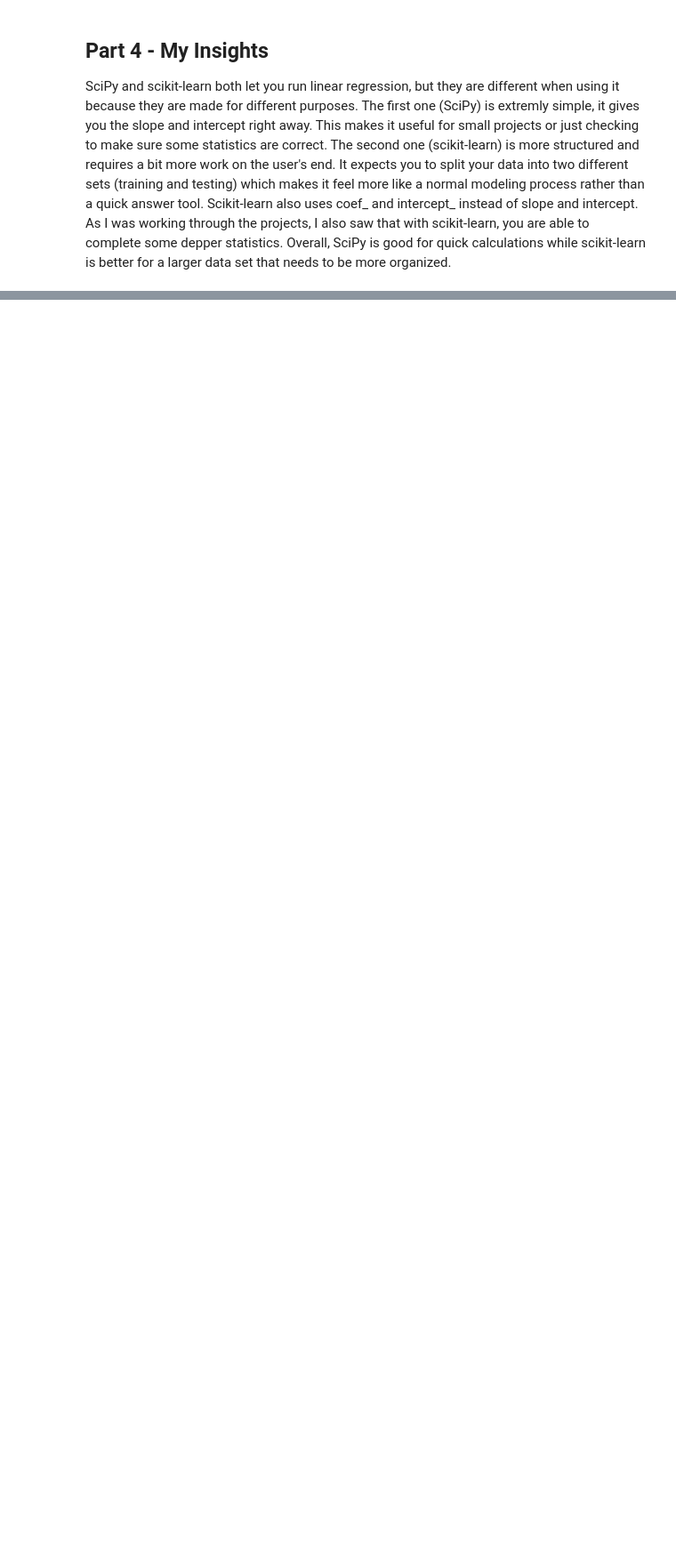
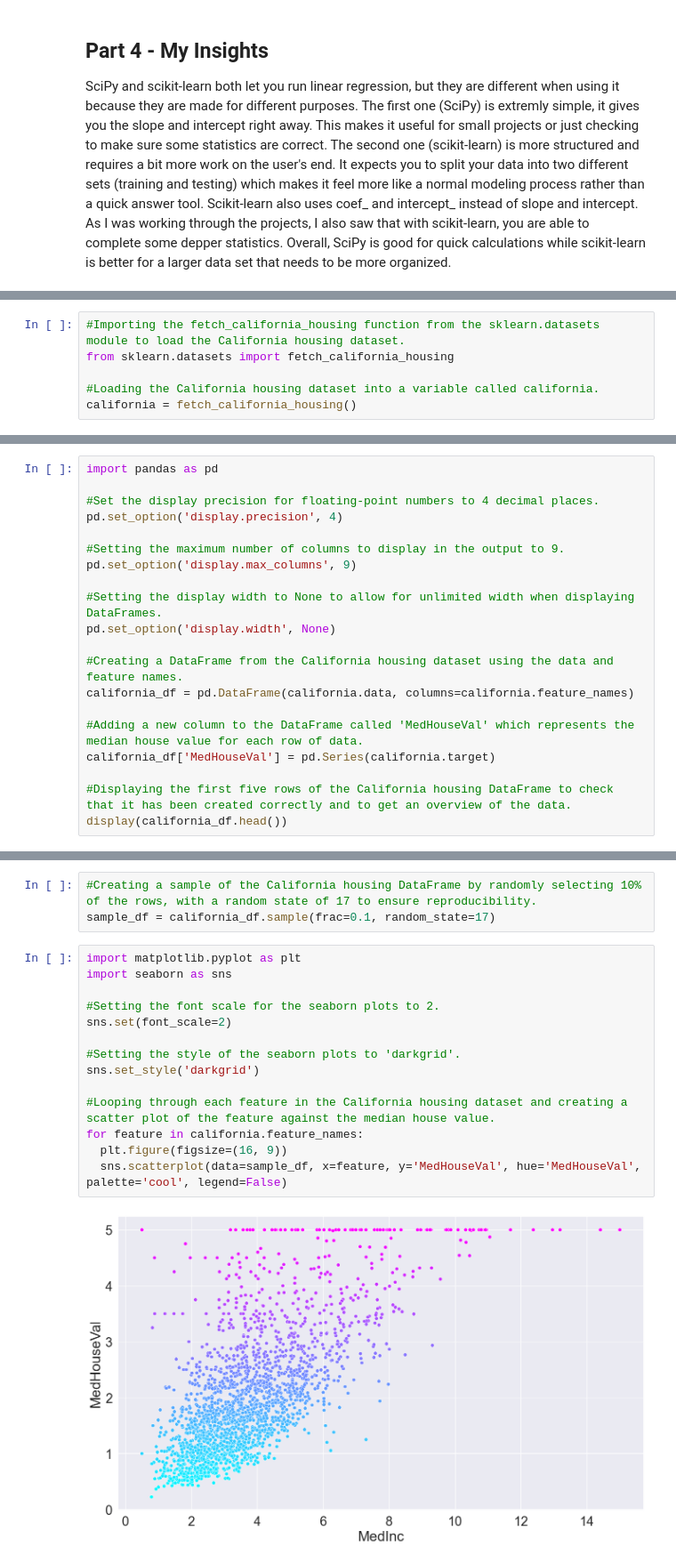
Before and after one commit to asbourgeois/datafun-07-ml, a Jupyter notebook: notebooks/asbourgeois_ml.ipynb, the cells around one changed output, grey strips where cells are left out. Shown at 89% size. Saved outputs shown, nothing was run; the diff lists cells and outputs as text; blank space fills up the shorter version.

```diff
--- a/notebooks/asbourgeois_ml.ipynb
+++ b/notebooks/asbourgeois_ml.ipynb
@@ -287,0 +296,6 @@ SciPy and scikit-learn both let you run linear regression, but they are differen
+# %%
+#Importing the fetch_california_housing function from the sklearn.datasets module to load the California housing dataset.
+from sklearn.datasets import fetch_california_housing
+
+#Loading the California housing dataset into a variable called california.
+california = fetch_california_housing()
@@ -287,0 +340,20 @@ SciPy and scikit-learn both let you run linear regression, but they are differen
+# %%
+import pandas as pd
+
+#Set the display precision for floating-point numbers to 4 decimal places.
+pd.set_option('display.precision', 4)
+
+#Setting the maximum number of columns to display in the output to 9.
+pd.set_option('display.max_columns', 9)
+
+#Setting the display width to None to allow for unlimited width when displaying DataFrames.
+pd.set_option('display.width', None)
+
+#Creating a DataFrame from the California housing dataset using the data and feature names.
+california_df = pd.DataFrame(california.data, columns=california.feature_names)
+
+#Adding a new column to the DataFrame called 'MedHouseVal' which represents the median house value for each row of data.
+california_df['MedHouseVal'] = pd.Series(california.target)
+
+#Displaying the first five rows of the California housing DataFrame to check that it has been created correctly and to get an overview of the data.
+display(california_df.head())
@@ -287,0 +384,19 @@ SciPy and scikit-learn both let you run linear regression, but they are differen
+# %%
+#Creating a sample of the California housing DataFrame by randomly selecting 10% of the rows, with a random state of 17 to ensure reproducibility.
+sample_df = california_df.sample(frac=0.1, random_state=17)
+# %%
+import matplotlib.pyplot as plt
+import seaborn as sns
+
+#Setting the font scale for the seaborn plots to 2.
+sns.set(font_scale=2)
+
+#Setting the style of the seaborn plots to 'darkgrid'.
+sns.set_style('darkgrid')
+
+#Looping through each feature in the California housing dataset and creating a scatter plot of the feature against the median house value.
+for feature in california.feature_names:
+  plt.figure(figsize=(16, 9))
+  sns.scatterplot(data=sample_df, x=feature, y='MedHouseVal', hue='MedHouseVal', palette='cool', legend=False)
+# %% [output]
+[figure, added]
```
Also changed, not shown: parts of 28 cells of this notebook.
